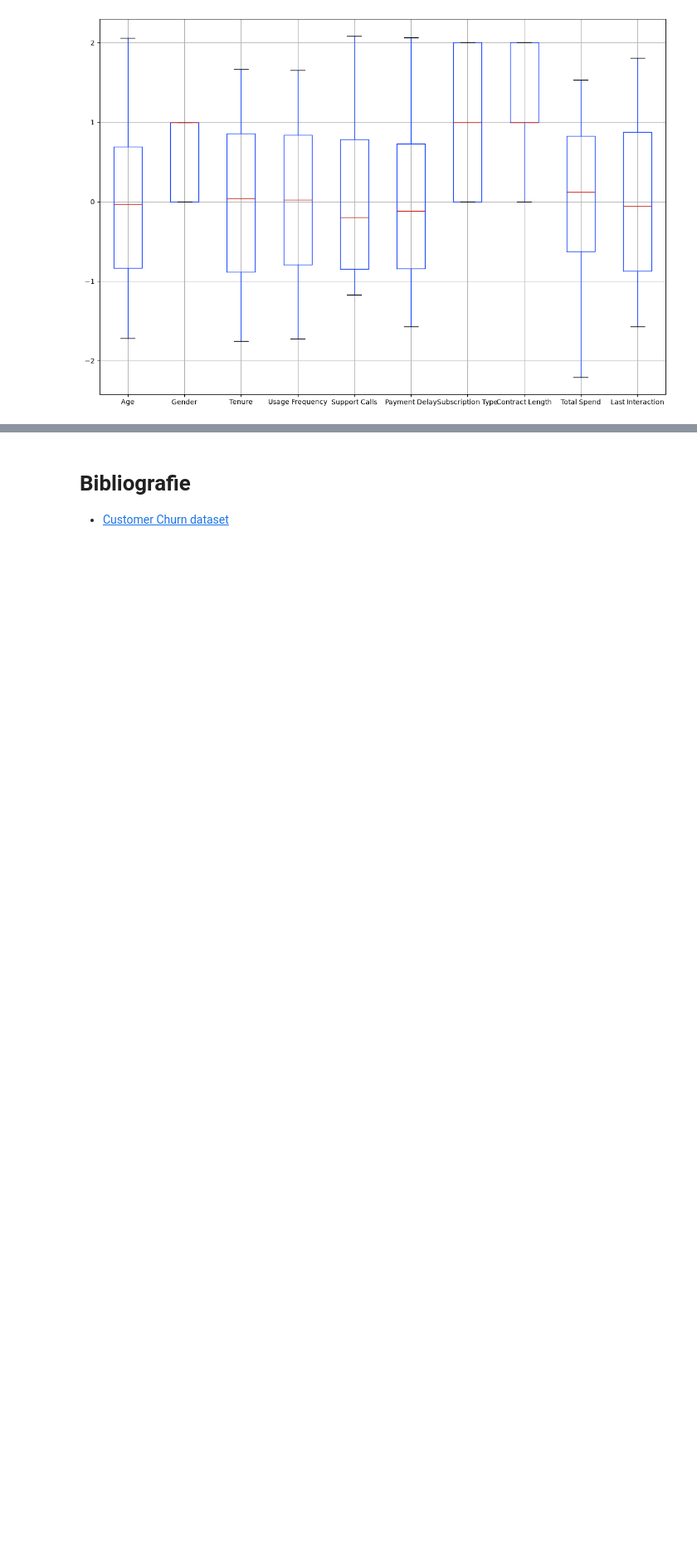
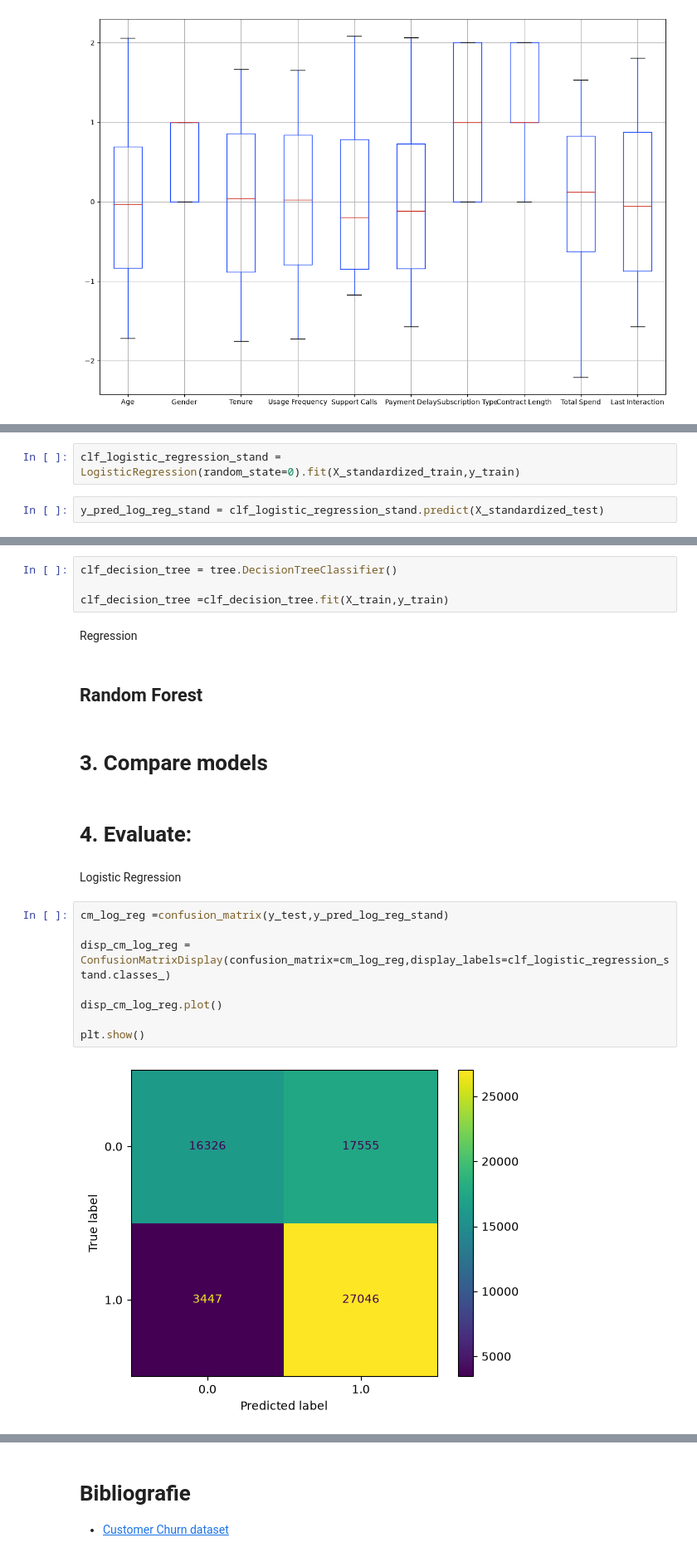
Before and after one commit to PeterParty/L3-IntroductionToMachineLearning, a Jupyter notebook: CustomerChurnPredictionSystem.ipynb, the cells around one changed output, grey strips where cells are left out. Shown at 83% size. Drawn from its saved outputs; the diff is of its cells as text; blank space fills up the shorter version.

```diff
--- a/CustomerChurnPredictionSystem.ipynb
+++ b/CustomerChurnPredictionSystem.ipynb
@@ -454,0 +482,4 @@ memory usage: 4.9 MB
+# %%
+clf_logistic_regression_stand = LogisticRegression(random_state=0).fit(X_standardized_train,y_train)
+# %%
+y_pred_log_reg_stand = clf_logistic_regression_stand.predict(X_standardized_test)
@@ -454,0 +542,24 @@ memory usage: 4.9 MB
+# %%
+clf_decision_tree = tree.DecisionTreeClassifier()
+
+clf_decision_tree =clf_decision_tree.fit(X_train,y_train)
+# %% [markdown]
+Regression
+# %% [markdown]
+## Random Forest
+# %% [markdown]
+# 3. Compare models
+# %% [markdown]
+# 4. Evaluate:
+# %% [markdown]
+Logistic Regression
+# %%
+cm_log_reg =confusion_matrix(y_test,y_pred_log_reg_stand)
+
+disp_cm_log_reg = ConfusionMatrixDisplay(confusion_matrix=cm_log_reg,display_labels=clf_logistic_regression_stand.classes_)
+
+disp_cm_log_reg.plot()
+
+plt.show()
+# %% [output]
+[figure, added]
```
Also changed, not shown: parts of 20 cells of this notebook.
